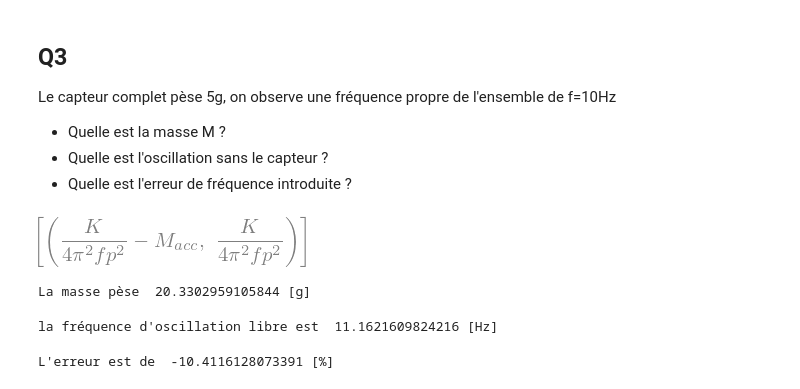
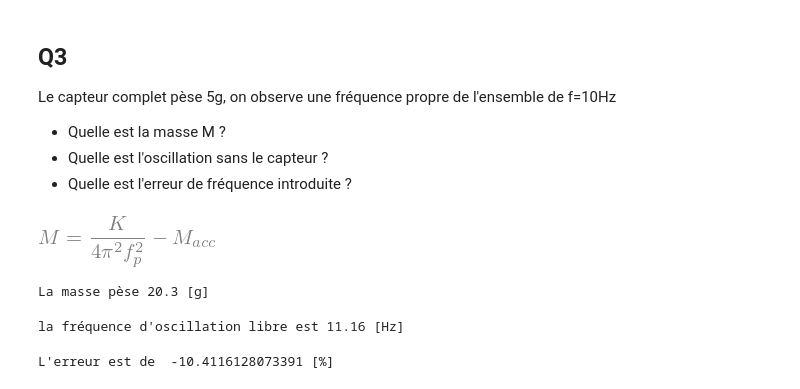
Before and after one commit to nicollerat/hevs-doc-instrumentation, a Jupyter notebook: python/ex_accelerometre_piezo_sol.ipynb, the cells around one changed output. Saved outputs shown, nothing was run; the diff lists cells and outputs as text; code cells hidden in the pictures.

```diff
--- a/python/ex_accelerometre_piezo_sol.ipynb
+++ b/python/ex_accelerometre_piezo_sol.ipynb
@@ -37,6 +39,8 @@ On cherche la tension qui apparaît sur la sortie lorsqu'on applique une accél
 # Import du module pour calcul litteral
 import sympy as sp
 sp.init_printing()
+def deq(name, value):
+    return sp.Eq(sp.Symbol(name),value)
 
 # Declaration des variables litterales
 Ms,a, beta,D,H,epsilon_0, epsilon_r = sp.symbols('M_s,a, beta,D,H,epsilon_0, epsilon_r')
@@ -46,9 +50,12 @@ E=sp.symbols('E')
 # Equations
 F = Ms * a         # Newton
 Q = beta * F      # equation du piézo
+
+# Calcul de la capacité du cristal
 S=sp.pi *(D/2)**2 # surface du piézo
 Cq =  S /H * epsilon_0 * epsilon_r # Capacité du piézo
+
 Ctot=Cq + Cstray  # Capacité totale
 Uc = Q / Ctot     # Relation tension-charge de la capacité
-Uc                # Expression de U
+deq('Uc',Uc) # Expression de U
 # %% [output]
@@ -102,32 +113,32 @@ Le capteur complet pèse 5g, on observe une fréquence propre de l'ensemble de f
 # %%
 # On cherche la masse à partir de la relation entre K,M et la pulsation
 # Déclaration des variables littérales
-Mtot, fp, Macc, M, K = sp.symbols('Mtot, fp, M_acc, M, K')
+Mtot, fp, Macc, M, K = sp.symbols('M_tot, f_p, M_acc, M, K')
 
 # Equations
 Eq1=sp.Eq(fp,sp.sqrt(K/Mtot)/(2*sp.pi)) # Pulsation propre
 Eq2=sp.Eq(Mtot, M+Macc)                   # Masse totale
 
 # Résolution des equations pour M, on élimine Mtot
 sol=sp.solve([Eq1,Eq2],[M, Mtot])
-sol
+deq("M",sol[0][0])
 # %% [output]
-[figure, old version]
+[figure, new version]
 # %%
 # On a les valeurs numériques suivantes :
 valeurs2={fp:10, Macc:5e-3, K:vK}
 
 # Ce qui permet de calculer la valeur numérique
 vM=sol[0][0].subs(valeurs).subs(valeurs2).evalf()
-print("La masse pèse ",vM*1e3,"[g]")
+print("La masse pèse {:.1f} [g]".format(vM*1e3))
 # %% [output]
-La masse pèse  20.3302959105844 [g]
+La masse pèse 20.3 [g]
 # %%
 # Calcul de la fréquence d'oscillation sans la masse du capteur
 ff=(sp.sqrt(K/M)/(2*sp.pi)).subs(valeurs).subs(valeurs2).subs(M,vM)
-print("la fréquence d'oscillation libre est ",ff.evalf(),"[Hz]")
+print("la fréquence d'oscillation libre est {:.2f} [Hz]".format(ff.evalf()))
 # %% [output]
-la fréquence d'oscillation libre est  11.1621609824216 [Hz]
+la fréquence d'oscillation libre est 11.16 [Hz]
 # %%
 # L'erreur de fréquence est donnée par
 e=((10-ff)/ff).evalf()
```
Also changed, not shown: parts of 14 cells of this notebook, 1 other file.
